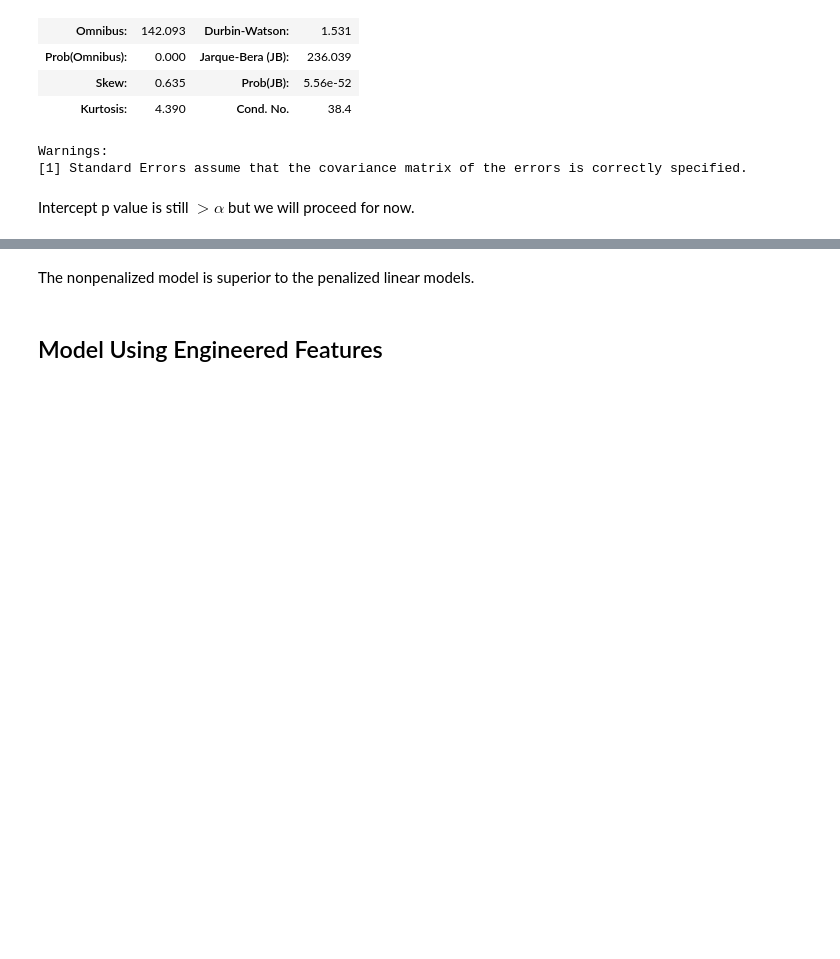
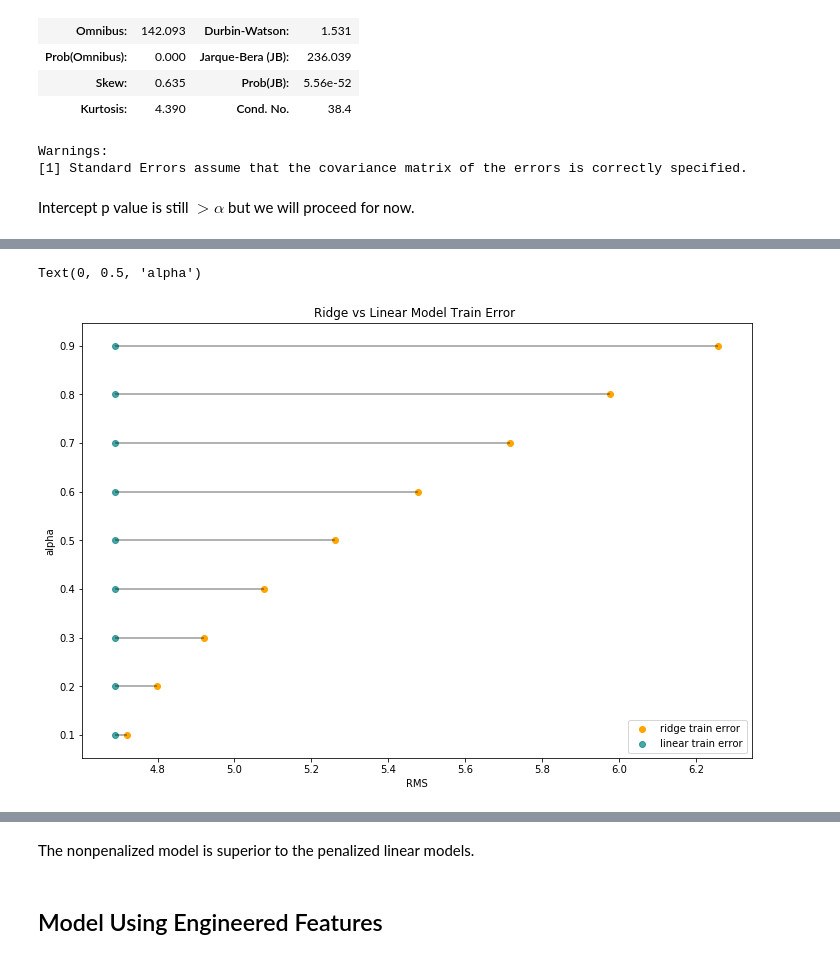
Before and after one commit to ayalasm/mod_4_project, a Jupyter notebook: red_wine_quality_marco.ipynb, the cells around one changed output, grey strips where cells are left out. Saved outputs shown, nothing was run; the diff lists cells and outputs as text; code cells hidden in the pictures; blank space fills up the shorter version.

```diff
--- a/red_wine_quality_marco.ipynb
+++ b/red_wine_quality_marco.ipynb
@@ -386,0 +281,17 @@ fits_df.plot(x='alpha',kind='bar',position=3,figsize=(12,8))
+# %%
+# RIDGE VS LINEAR TRAIN
+
+# Create figure and plot lines + dots
+fig = plt.figure(figsize=(12,8))
+plt.hlines(y=bar_data.alpha, xmin=bar_data['train_error_ridge'], xmax=bar_data['train_error_linear'], color='black', alpha=0.4)
+plt.scatter(bar_data['train_error_ridge'], bar_data.alpha, color='orange', alpha=1, label='ridge train error')
+plt.scatter(bar_data['train_error_linear'], bar_data.alpha, color='teal', alpha=0.7 , label='linear train error')
+plt.legend()
+
+# Add title and axis names
+plt.title("Ridge vs Linear Model Train Error ")
+plt.xlabel('RMS')
+plt.ylabel('alpha')
+# %% [output]
+Text(0, 0.5, 'alpha')
+[figure, added]
```
Also changed, not shown: parts of 28 cells of this notebook.
